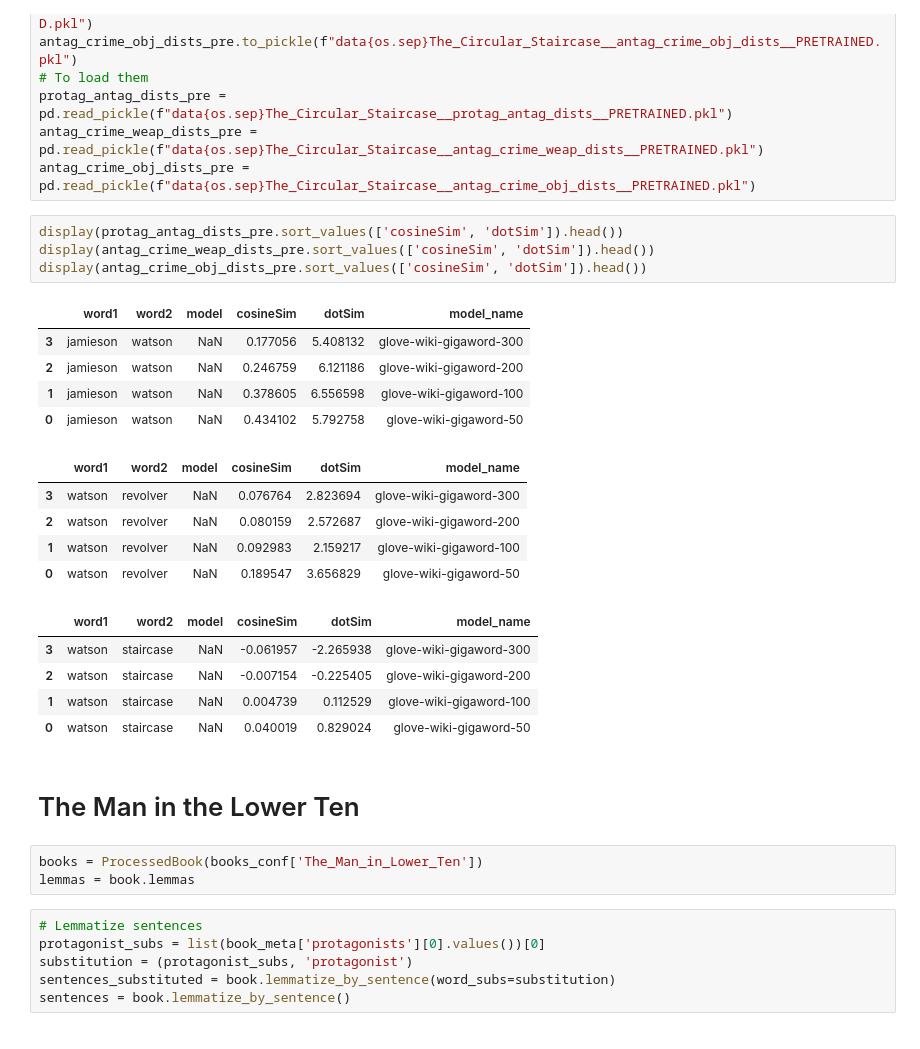
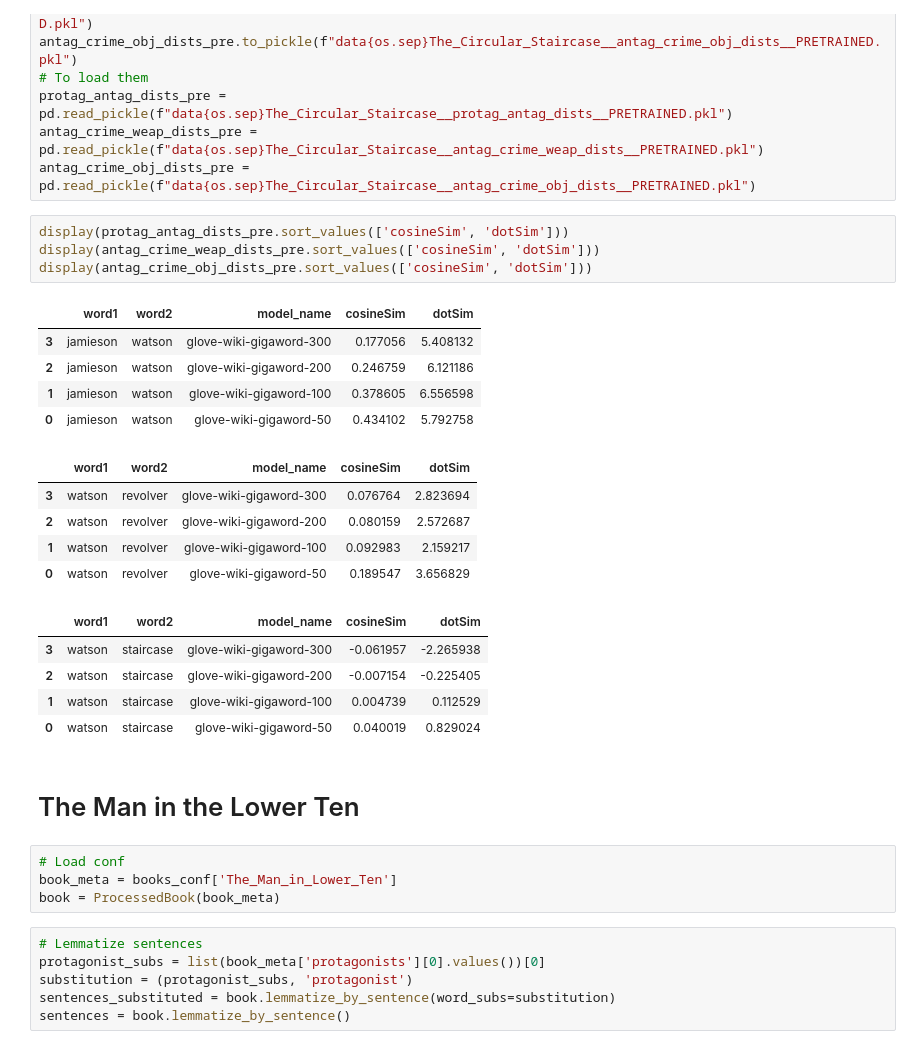
Before and after one commit to NLPaladins/rinehartAnalysis_wordVectors, a Jupyter notebook: main.ipynb, the cells around one changed output. Saved outputs shown, nothing was run; the diff lists cells and outputs as text.

```diff
--- a/main.ipynb
+++ b/main.ipynb
@@ -291,30 +323,31 @@ protag_antag_dists_pre = pd.read_pickle(f"data{os.sep}The_Circular_Staircase__pr
 antag_crime_weap_dists_pre = pd.read_pickle(f"data{os.sep}The_Circular_Staircase__antag_crime_weap_dists__PRETRAINED.pkl")
 antag_crime_obj_dists_pre = pd.read_pickle(f"data{os.sep}The_Circular_Staircase__antag_crime_obj_dists__PRETRAINED.pkl")
 # %%
-display(protag_antag_dists_pre.sort_values(['cosineSim', 'dotSim']).head())
-display(antag_crime_weap_dists_pre.sort_values(['cosineSim', 'dotSim']).head())
-display(antag_crime_obj_dists_pre.sort_values(['cosineSim', 'dotSim']).head())
+display(protag_antag_dists_pre.sort_values(['cosineSim', 'dotSim']))
+display(antag_crime_weap_dists_pre.sort_values(['cosineSim', 'dotSim']))
+display(antag_crime_obj_dists_pre.sort_values(['cosineSim', 'dotSim']))
 # %% [output]
-|  | word1 | word2 | model | cosineSim | dotSim | model_name |
-| 3 | jamieson | watson | NaN | 0.177056 | 5.408132 | glove-wiki-gigaword-300 |
-| 2 | jamieson | watson | NaN | 0.246759 | 6.121186 | glove-wiki-gigaword-200 |
-| 1 | jamieson | watson | NaN | 0.378605 | 6.556598 | glove-wiki-gigaword-100 |
-| 0 | jamieson | watson | NaN | 0.434102 | 5.792758 | glove-wiki-gigaword-50 |
+|  | word1 | word2 | model_name | cosineSim | dotSim |
+| 3 | jamieson | watson | glove-wiki-gigaword-300 | 0.177056 | 5.408132 |
+| 2 | jamieson | watson | glove-wiki-gigaword-200 | 0.246759 | 6.121186 |
+| 1 | jamieson | watson | glove-wiki-gigaword-100 | 0.378605 | 6.556598 |
+| 0 | jamieson | watson | glove-wiki-gigaword-50 | 0.434102 | 5.792758 |
-|  | word1 | word2 | model | cosineSim | dotSim | model_name |
-| 3 | watson | revolver | NaN | 0.076764 | 2.823694 | glove-wiki-gigaword-300 |
-| 2 | watson | revolver | NaN | 0.080159 | 2.572687 | glove-wiki-gigaword-200 |
-| 1 | watson | revolver | NaN | 0.092983 | 2.159217 | glove-wiki-gigaword-100 |
-| 0 | watson | revolver | NaN | 0.189547 | 3.656829 | glove-wiki-gigaword-50 |
+|  | word1 | word2 | model_name | cosineSim | dotSim |
+| 3 | watson | revolver | glove-wiki-gigaword-300 | 0.076764 | 2.823694 |
+| 2 | watson | revolver | glove-wiki-gigaword-200 | 0.080159 | 2.572687 |
+| 1 | watson | revolver | glove-wiki-gigaword-100 | 0.092983 | 2.159217 |
+| 0 | watson | revolver | glove-wiki-gigaword-50 | 0.189547 | 3.656829 |
-|  | word1 | word2 | model | cosineSim | dotSim | model_name |
-| 3 | watson | staircase | NaN | -0.061957 | -2.265938 | glove-wiki-gigaword-300 |
-| 2 | watson | staircase | NaN | -0.007154 | -0.225405 | glove-wiki-gigaword-200 |
-| 1 | watson | staircase | NaN | 0.004739 | 0.112529 | glove-wiki-gigaword-100 |
-| 0 | watson | staircase | NaN | 0.040019 | 0.829024 | glove-wiki-gigaword-50 |
+|  | word1 | word2 | model_name | cosineSim | dotSim |
+| 3 | watson | staircase | glove-wiki-gigaword-300 | -0.061957 | -2.265938 |
+| 2 | watson | staircase | glove-wiki-gigaword-200 | -0.007154 | -0.225405 |
+| 1 | watson | staircase | glove-wiki-gigaword-100 | 0.004739 | 0.112529 |
+| 0 | watson | staircase | glove-wiki-gigaword-50 | 0.040019 | 0.829024 |
 # %% [markdown]
 # The Man in the Lower Ten
-# %%
-books = ProcessedBook(books_conf['The_Man_in_Lower_Ten'])
-lemmas = book.lemmas
+# %%
+# Load conf
+book_meta = books_conf['The_Man_in_Lower_Ten']
+book = ProcessedBook(book_meta)
 # %%
 # Lemmatize sentences
 protagonist_subs = list(book_meta['protagonists'][0].values())[0]
```
Also changed, not shown: parts of 33 cells of this notebook, 31 other files.
